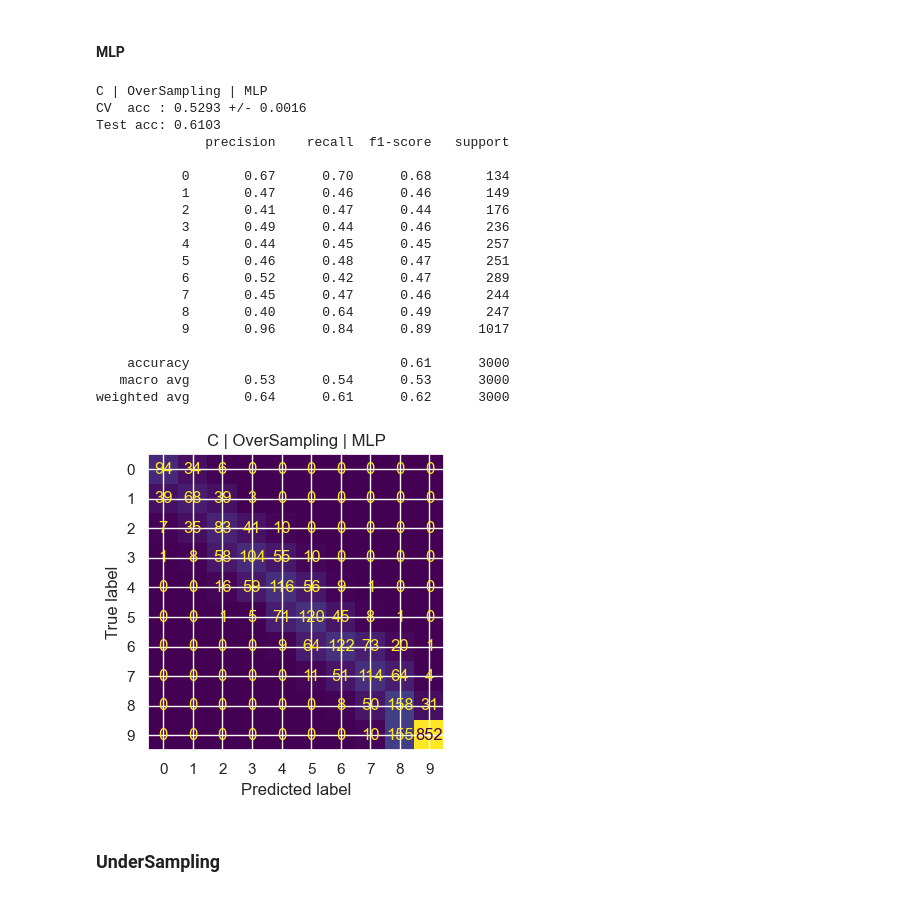
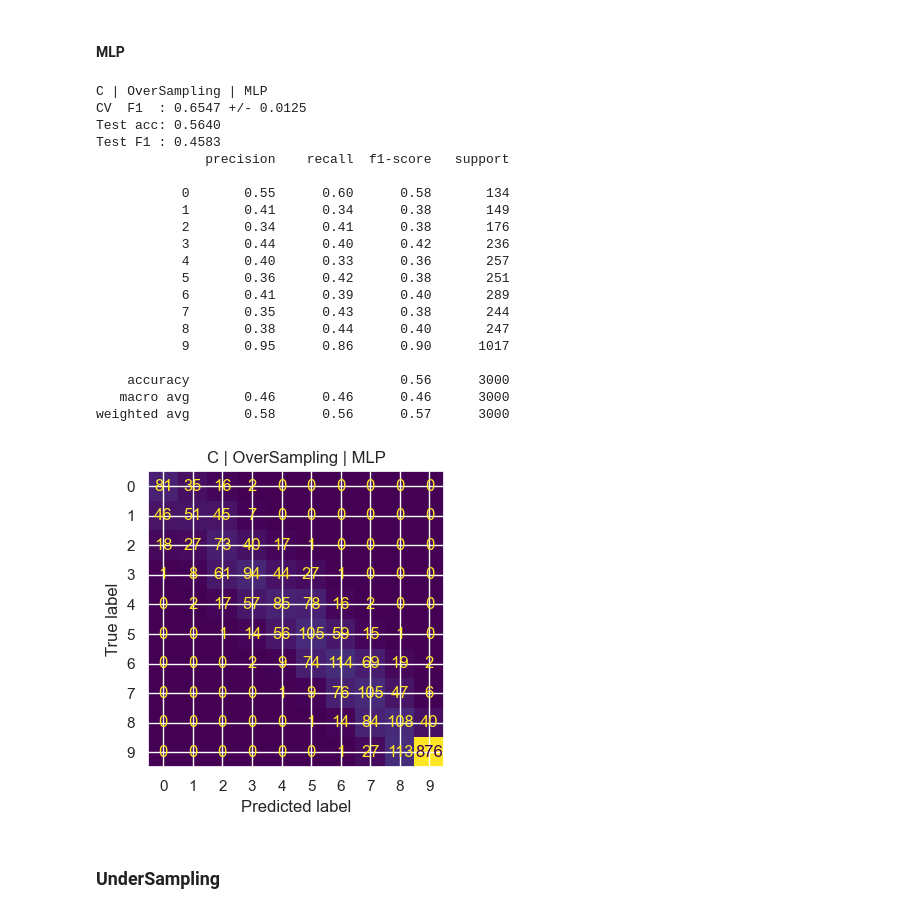
Before and after one commit to diogvasc/projetoAC, a Jupyter notebook: projeto_2.ipynb, the cells around one changed output. Drawn from its saved outputs; the diff is of its cells as text; code cells hidden in the pictures.

```diff
--- a/projeto_2.ipynb
+++ b/projeto_2.ipynb
@@ -369,12 +372,12 @@ for hl, lr, act in product(mlp_configs['hidden_layer_sizes'],
                             mlp_configs['learning_rate_init'],
                             mlp_configs['activation']):
     mlp = MLPClassifier(hidden_layer_sizes=hl, learning_rate_init=lr,
-                        activation=act, max_iter=1000, random_state=1)
+                        activation=act, max_iter=2000, early_stopping=True, n_iter_no_change=15, validation_fraction=0.1, random_state=1)
     mlp.fit(X_train_A, y_train_A)
-    acc = accuracy_score(y_test_A, mlp.predict(X_test_A))
-    mlp_results_A.append({'hidden': str(hl), 'lr': lr, 'act': act, 'acc': acc})
+    f1 = f1_score(y_test_A, mlp.predict(X_test_A), average='macro', zero_division=0)
+    mlp_results_A.append({'hidden': str(hl), 'lr': lr, 'act': act, 'f1': f1})
 
-mlp_df_A = pd.DataFrame(mlp_results_A).sort_values('acc', ascending=False)
+mlp_df_A = pd.DataFrame(mlp_results_A).sort_values('f1', ascending=False)
 display(mlp_df_A.head(10))
 best_mlp_A_cfg = mlp_df_A.iloc[0]
 print(f"Best: hidden={best_mlp_A_cfg['hidden']}  lr={best_mlp_A_cfg['lr']}  act={best_mlp_A_cfg['act']}")
@@ -565,12 +592,12 @@ for hl, lr, act in product(mlp_configs['hidden_layer_sizes'],
                             mlp_configs['learning_rate_init'],
                             mlp_configs['activation']):
     mlp = MLPClassifier(hidden_layer_sizes=hl, learning_rate_init=lr,
-                        activation=act, max_iter=1000, random_state=1)
+                        activation=act, max_iter=2000, early_stopping=True, n_iter_no_change=15, validation_fraction=0.1, random_state=1)
     mlp.fit(X_train_B, y_train_B)
-    acc = accuracy_score(y_test_B, mlp.predict(X_test_B))
-    mlp_results_B.append({'hidden': str(hl), 'lr': lr, 'act': act, 'acc': acc})
+    f1 = f1_score(y_test_B, mlp.predict(X_test_B), average='macro', zero_division=0)
+    mlp_results_B.append({'hidden': str(hl), 'lr': lr, 'act': act, 'f1': f1})
 
-mlp_df_B = pd.DataFrame(mlp_results_B).sort_values('acc', ascending=False)
+mlp_df_B = pd.DataFrame(mlp_results_B).sort_values('f1', ascending=False)
 display(mlp_df_B.head(10))
 best_mlp_B_cfg = mlp_df_B.iloc[0]
 print(f"Best: hidden={best_mlp_B_cfg['hidden']}  lr={best_mlp_B_cfg['lr']}  act={best_mlp_B_cfg['act']}")
@@ -780,12 +831,12 @@ for hl, lr, act in product(mlp_configs['hidden_layer_sizes'],
                             mlp_configs['learning_rate_init'],
                             mlp_configs['activation']):
     mlp = MLPClassifier(hidden_layer_sizes=hl, learning_rate_init=lr,
-                        activation=act, max_iter=1000, random_state=1)
+                        activation=act, max_iter=2000, early_stopping=True, n_iter_no_change=15, validation_fraction=0.1, random_state=1)
     mlp.fit(X_train_C, y_train_C)
-    acc = accuracy_score(y_test_C, mlp.predict(X_test_C))
-    mlp_results_C.append({'hidden': str(hl), 'lr': lr, 'act': act, 'acc': acc})
+    f1 = f1_score(y_test_C, mlp.predict(X_test_C), average='macro', zero_division=0)
+    mlp_results_C.append({'hidden': str(hl), 'lr': lr, 'act': act, 'f1': f1})
 
-mlp_df_C = pd.DataFrame(mlp_results_C).sort_values('acc', ascending=False)
+mlp_df_C = pd.DataFrame(mlp_results_C).sort_values('f1', ascending=False)
 display(mlp_df_C.head(10))
 best_mlp_C_cfg = mlp_df_C.iloc[0]
 print(f"Best: hidden={best_mlp_C_cfg['hidden']}  lr={best_mlp_C_cfg['lr']}  act={best_mlp_C_cfg['act']}")
@@ -834,7 +886,7 @@ weighted avg       0.62      0.63      0.62      3000
 # %% [markdown]
 ### OverSampling
 # %%
-over_C = RandomOverSampler(random_state=42)
+over_C = SMOTE(random_state=42)
 X_over_C_np, y_over_C_np = over_C.fit_resample(X_train_C, y_train_C)
 X_over_C = pd.DataFrame(X_over_C_np, columns=feature_cols)
 y_over_C = pd.Series(y_over_C_np)
@@ -875,32 +928,33 @@ weighted avg       0.62      0.59      0.60      3000
 # %%
 mlp_C_ov = MLPClassifier(
     hidden_layer_sizes=ast.literal_eval(best_mlp_C_cfg['hidden']),
     learning_rate_init=best_mlp_C_cfg['lr'],
     activation=best_mlp_C_cfg['act'],
-    max_iter=1000, random_state=1)
+    max_iter=2000, early_stopping=True, n_iter_no_change=15, validation_fraction=0.1, random_state=1)
 res_mlp_C_over = evaluate(mlp_C_ov, X_over_C, y_over_C, X_test_C, y_test_C,
                            label="C | OverSampling | MLP")
 # %% [output]
 C | OverSampling | MLP
-CV  acc : 0.5293 +/- 0.0016
-Test acc: 0.6103
+CV  F1  : 0.6547 +/- 0.0125
+Test acc: 0.5640
+Test F1 : 0.4583
               precision    recall  f1-score   support
 
-           0       0.67      0.70      0.68       134
-           1       0.47      0.46      0.46       149
-           2       0.41      0.47      0.44       176
-           3       0.49      0.44      0.46       236
-           4       0.44      0.45      0.45       257
-           5       0.46      0.48      0.47       251
-           6       0.52      0.42      0.47       289
-           7       0.45      0.47      0.46       244
-           8       0.40      0.64      0.49       247
-           9       0.96      0.84      0.89      1017
+           0       0.55      0.60      0.58       134
+           1       0.41      0.34      0.38       149
+           2       0.34      0.41      0.38       176
+           3       0.44      0.40      0.42       236
+           4       0.40      0.33      0.36       257
+           5       0.36      0.42      0.38       251
+           6       0.41      0.39      0.40       289
+           7       0.35      0.43      0.38       244
+           8       0.38      0.44      0.40       247
+           9       0.95      0.86      0.90      1017
 
-    accuracy                           0.61      3000
-   macro avg       0.53      0.54      0.53      3000
-weighted avg       0.64      0.61      0.62      3000
+    accuracy                           0.56      3000
+   macro avg       0.46      0.46      0.46      3000
+weighted avg       0.58      0.56      0.57      3000
-[figure, old version]
+[figure, new version]
 # %% [markdown]
 ### UnderSampling
 # %%
```
Also changed, not shown: parts of 27 cells of this notebook.
